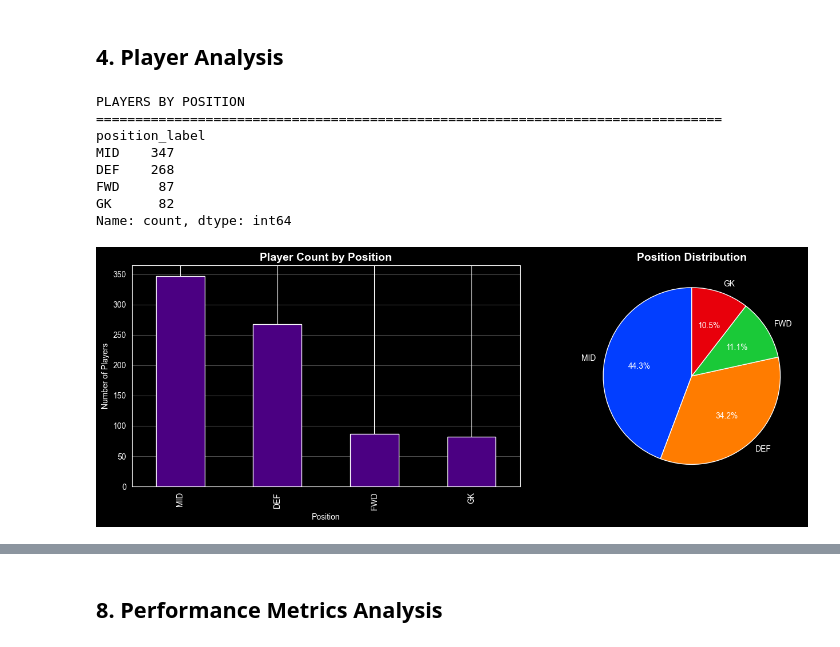
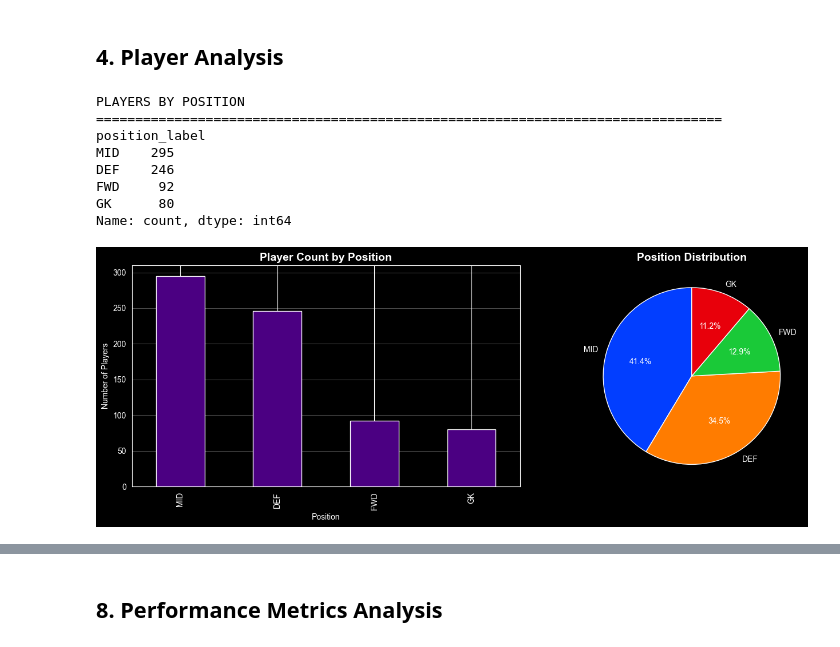
Before and after one commit to ChuckySRB/FPL-ML, a Jupyter notebook: notebooks/01_exploratory_data_analysis.ipynb, the cells around one changed output, grey strips where cells are left out. Cells and saved outputs as stored; diff of their text form; code cells hidden in the pictures.

```diff
--- a/notebooks/01_exploratory_data_analysis.ipynb
+++ b/notebooks/01_exploratory_data_analysis.ipynb
@@ -301,44 +310,48 @@ GAMEWEEK STATISTICS
 # %% [markdown]
 ## 4. Player Analysis
 # %%
+SEASON = ANALYSIS_SEASONS[0]
+players_df = data[SEASON]['players']
+
+
 # Add position labels if not present
 if 'position_label' not in players_df.columns and 'element_type' in players_df.columns:
     players_df['position_label'] = players_df['element_type'].map(POSITIONS)
 
 # Position distribution
 print("PLAYERS BY POSITION")
 print("="*80)
 position_counts = players_df['position_label'].value_counts()
 print(position_counts)
 
 # Visualize
 plt.style.use('dark_background')
 fig, (ax1, ax2) = plt.subplots(1, 2, figsize=(14, 5))
 
 # Bar chart
 position_counts.plot(kind='bar', ax=ax1, color='indigo')
 ax1.set_title('Player Count by Position', fontsize=14, fontweight='bold')
 ax1.set_xlabel('Position')
 ax1.set_ylabel('Number of Players')
 ax1.grid(axis='y', alpha=0.3)
 
 # Pie chart
 ax2.pie(position_counts.values, labels=position_counts.index, autopct='%1.1f%%',
         startangle=90, colors=sns.color_palette("bright"))
 ax2.set_title('Position Distribution', fontsize=14, fontweight='bold')
 
 plt.tight_layout()
 plt.show()
 # %% [output]
 PLAYERS BY POSITION
 ================================================================================
 position_label
-MID    347
-DEF    268
-FWD     87
-GK      82
+MID    295
+DEF    246
+FWD     92
+GK      80
 Name: count, dtype: int64
-[figure, old version]
+[figure, new version]
 # %%
 # Top players by total points
 if 'total_points' in players_df.columns and 'web_name' in players_df.columns:
```
Also changed, not shown: parts of 7 cells of this notebook.
